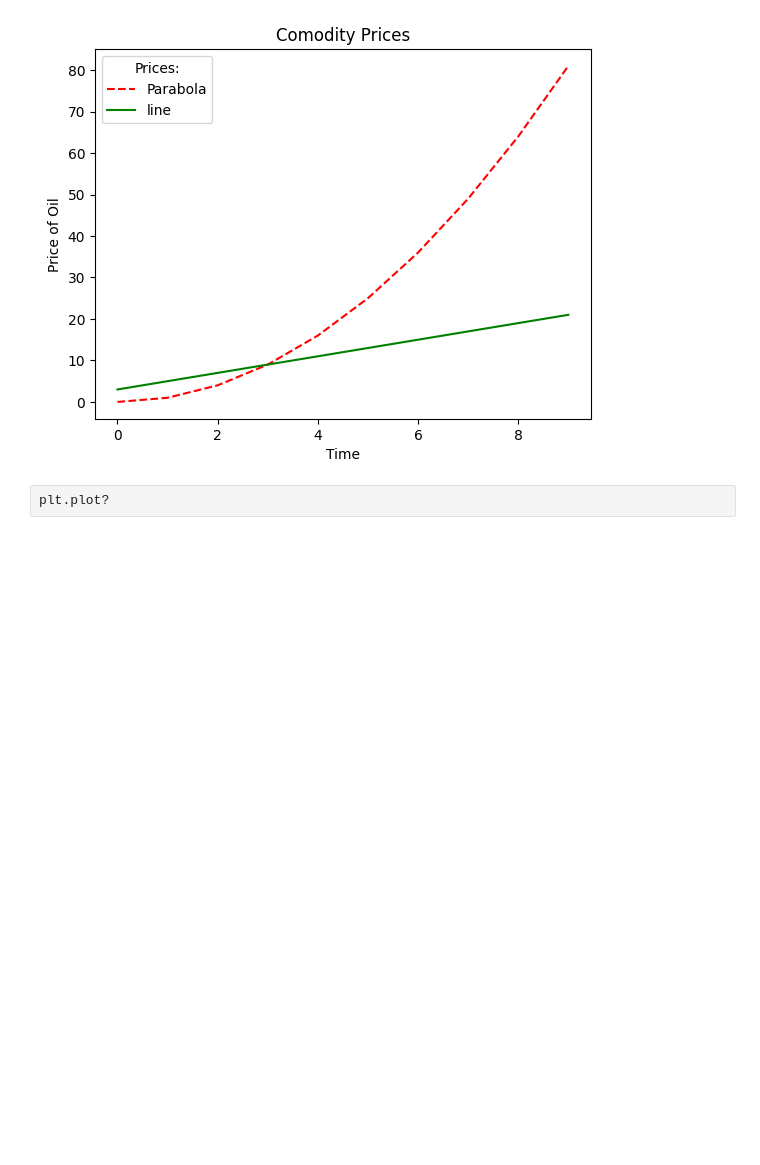
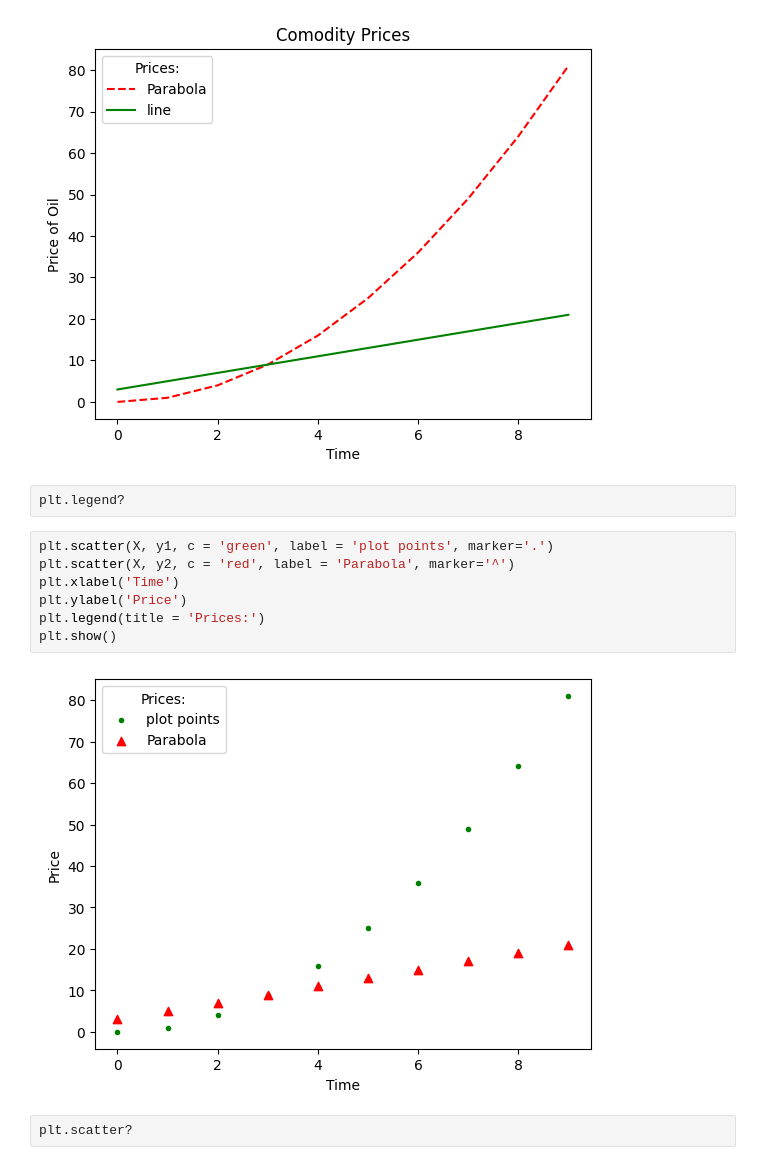
Before and after one commit to Abhijeet399/Data_Science_PP_11_June, a Jupyter notebook: MatplotLib.ipynb, the cells around one changed output. Drawn from its saved outputs; the diff is of its cells as text; blank space fills up the shorter version.

```diff
--- a/MatplotLib.ipynb
+++ b/MatplotLib.ipynb
@@ -26,4 +26,15 @@ plt.show()
 # %% [output]
 [figure]
 # %%
-plt.plot?
+plt.legend?
+# %%
+plt.scatter(X, y1, c = 'green', label = 'plot points', marker='.')
+plt.scatter(X, y2, c = 'red', label = 'Parabola', marker='^')
+plt.xlabel('Time')
+plt.ylabel('Price')
+plt.legend(title = 'Prices:')
+plt.show()
+# %% [output]
+[figure, added]
+# %%
+plt.scatter?
```
Also changed, not shown: parts of 9 cells of this notebook, 2 other files.
